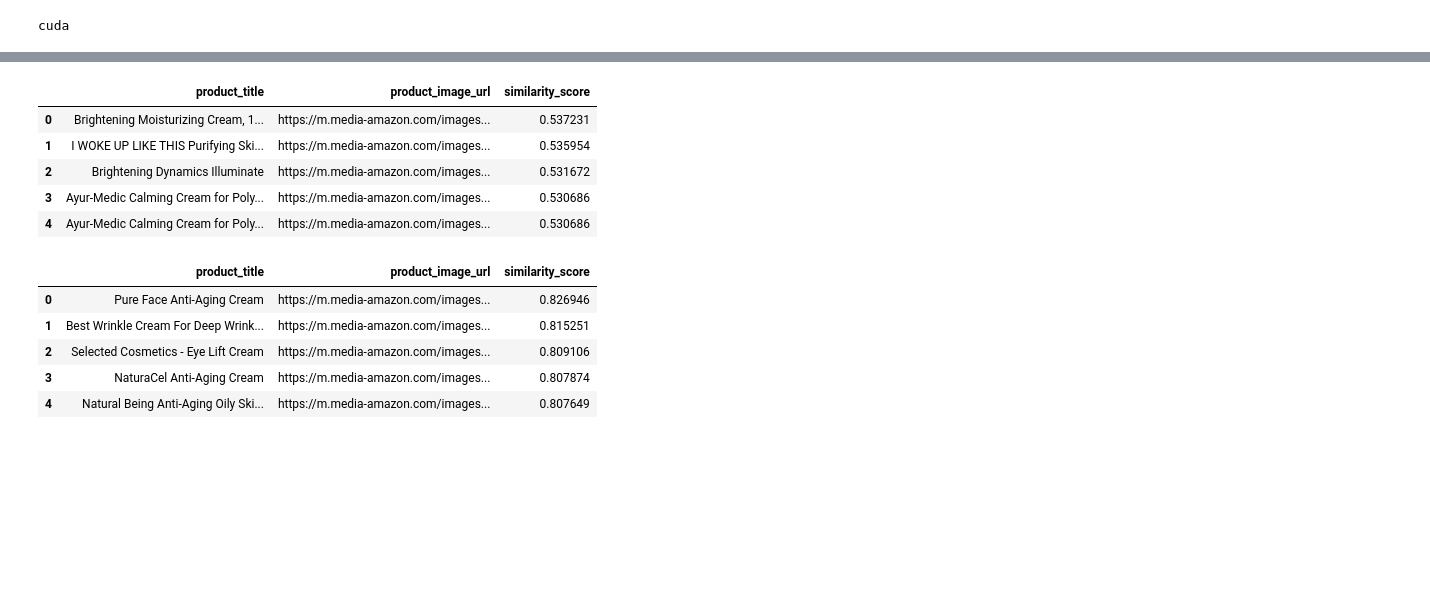
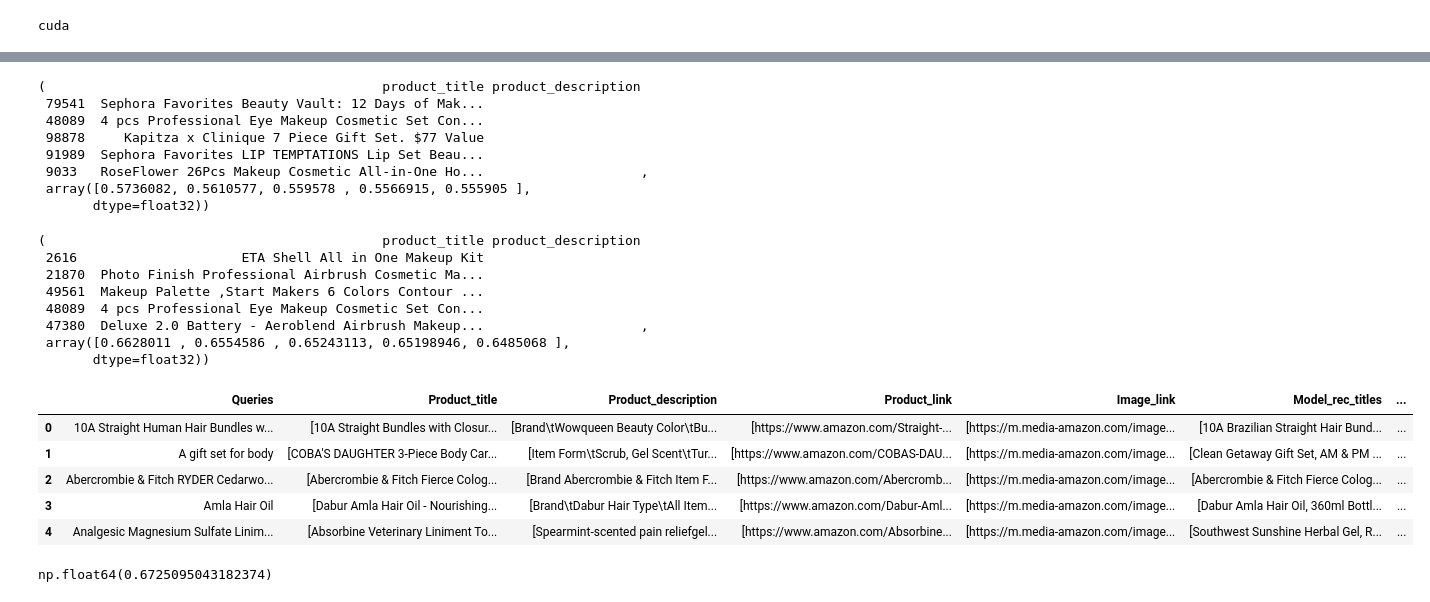
Before and after one commit to sreeja-yalamaddi/MultiModal-Recommedation-Model, a Jupyter notebook: notebooks/Embedding_based_approach.ipynb, the cells around one changed output, grey strips where cells are left out. Saved outputs shown, nothing was run; the diff lists cells and outputs as text; code cells hidden in the pictures; blank space fills up the shorter version.

Commit message:
added model validation

```diff
--- a/notebooks/Embedding_based_approach.ipynb
+++ b/notebooks/Embedding_based_approach.ipynb
@@ -257,18 +398,65 @@ query_image_url = "https://m.media-amazon.com/images/I/41pH66O0gcL._AC_.jpg"
 # %%
-recommend(query_image_url=query_image_url)
+unified_query(input_image_path=query_image_url)
 # %% [output]
-|  | product_title | product_image_url | similarity_score |
-| 0 | Brightening Moisturizing Cream, 1... | https://m.media-amazon.com/images... | 0.537231 |
-| 1 | I WOKE UP LIKE THIS Purifying Ski... | https://m.media-amazon.com/images... | 0.535954 |
-| 2 | Brightening Dynamics Illuminate | https://m.media-amazon.com/images... | 0.531672 |
-| 3 | Ayur-Medic Calming Cream for Poly... | https://m.media-amazon.com/images... | 0.530686 |
-| 4 | Ayur-Medic Calming Cream for Poly... | https://m.media-amazon.com/images... | 0.530686 |
+(                                           product_title product_description
+ 79541  Sephora Favorites Beauty Vault: 12 Days of Mak...
+ 48089  4 pcs Professional Eye Makeup Cosmetic Set Con...
+ 98878     Kapitza x Clinique 7 Piece Gift Set. $77 Value
+ 91989  Sephora Favorites LIP TEMPTATIONS Lip Set Beau...
+ 9033   RoseFlower 26Pcs Makeup Cosmetic All-in-One Ho...                    ,
+ array([0.5736082, 0.5610577, 0.559578 , 0.5566915, 0.555905 ],
+       dtype=float32))
 # %%
-recommend(query_text="Anti-Aging Cream", query_image_url= query_image_url)
+unified_query(input_text="airbrush makeup kit with compressor", input_image_path= query_image_url)
 # %% [output]
-|  | product_title | product_image_url | similarity_score |
-| 0 | Pure Face Anti-Aging Cream | https://m.media-amazon.com/images... | 0.826946 |
-| 1 | Best Wrinkle Cream For Deep Wrink... | https://m.media-amazon.com/images... | 0.815251 |
-| 2 | Selected Cosmetics - Eye Lift Cream | https://m.media-amazon.com/images... | 0.809106 |
-| 3 | NaturaCel Anti-Aging Cream | https://m.media-amazon.com/images... | 0.807874 |
-| 4 | Natural Being Anti-Aging Oily Ski... | https://m.media-amazon.com/images... | 0.807649 |
+(                                           product_title product_description
+ 2616                     ETA Shell All in One Makeup Kit
+ 21870  Photo Finish Professional Airbrush Cosmetic Ma...
+ 49561  Makeup Palette ,Start Makers 6 Colors Contour ...
+ 48089  4 pcs Professional Eye Makeup Cosmetic Set Con...
+ 47380  Deluxe 2.0 Battery - Aeroblend Airbrush Makeup...                    ,
+ array([0.6628011 , 0.6554586 , 0.65243113, 0.65198946, 0.6485068 ],
+       dtype=float32))
+# %%
+import pandas as pd
+
+# 1) Load your queries
+df_queries = pd.read_excel("Amazon_recom_queries.xlsx")
+
+# 2) Group by unique Queries, collecting Amazon’s ground-truth lists
+amazon_grouped = df_queries.groupby("Queries").agg({
+    "Product_title":       list,
+    "Product_description": list,
+    "Product_link":        list,
+    "Image_link":          list
+}).reset_index()
+
+# 3) Prepare columns to hold your model’s recommendations
+amazon_grouped["Model_rec_titles"]       = None
+amazon_grouped["Model_rec_descriptions"] = None
+amazon_grouped["Model_rec_links"]        = None
+amazon_grouped["Model_rec_scores"]       = None
+
+# 4) For each unique query, run unified_query and store the top-K recs + scores
+for i, row in amazon_grouped.iterrows():
+    q = row["Queries"]
+    img_url = row["Image_link"][0]  # use the first image for that query
+
+    recs, scores = unified_query(input_text=q, input_image_path=img_url, k=5)
+
+    # Extract the fields you want from the returned DataFrame
+    amazon_grouped.at[i, "Model_rec_titles"]       = recs["product_title"].tolist()
+    amazon_grouped.at[i, "Model_rec_descriptions"] = recs["product_description"].tolist()
+    # If you also saved product links in your metadata, include them:
+    amazon_grouped.at[i, "Model_rec_links"]        = recs.get("product_link", pd.Series()).tolist()
+    amazon_grouped.at[i, "Model_rec_scores"]       = scores.tolist()
+
+# 5) Inspect
+amazon_grouped.head()
+# %% [output]
+|  | Queries | Product_title | Product_description | Product_link | Image_link | Model_rec_titles | ... |
+| 0 | 10A Straight Human Hair Bundles w... | [10A Straight Bundles with Closur... | [Brand\tWowqueen Beauty Color\tBu... | [https://www.amazon.com/Straight-... | [https://m.media-amazon.com/image... | [10A Brazilian Straight Hair Bund... | ... |
+| 1 | A gift set for body | [COBA'S DAUGHTER 3-Piece Body Car... | [Item Form\tScrub, Gel Scent\tTur... | [https://www.amazon.com/COBAS-DAU... | [https://m.media-amazon.com/image... | [Clean Getaway Gift Set, AM & PM ... | ... |
+| 2 | Abercrombie & Fitch RYDER Cedarwo... | [Abercrombie & Fitch Fierce Colog... | [Brand Abercrombie & Fitch Item F... | [https://www.amazon.com/Abercromb... | [https://m.media-amazon.com/image... | [Abercrombie & Fitch Fierce Colog... | ... |
+| 3 | Amla Hair Oil | [Dabur Amla Hair Oil - Nourishing... | [Brand\tDabur Hair Type\tAll Item... | [https://www.amazon.com/Dabur-Aml... | [https://m.media-amazon.com/image... | [Dabur Amla Hair Oil, 360ml Bottl... | ... |
+| 4 | Analgesic Magnesium Sulfate Linim... | [Absorbine Veterinary Liniment To... | [Spearmint-scented pain reliefgel... | [https://www.amazon.com/Absorbine... | [https://m.media-amazon.com/image... | [Southwest Sunshine Herbal Gel, R... | ... |
@@ -274,0 +466,5 @@ recommend(query_text="Anti-Aging Cream", query_image_url= query_image_url)
+# %%
+overall_mean = amazon_grouped["mean_similarity@5"].mean()
+overall_mean
+# %% [output]
+np.float64(0.6725095043182374)
```
Also changed, not shown: parts of 9 cells of this notebook, 2 other files.
